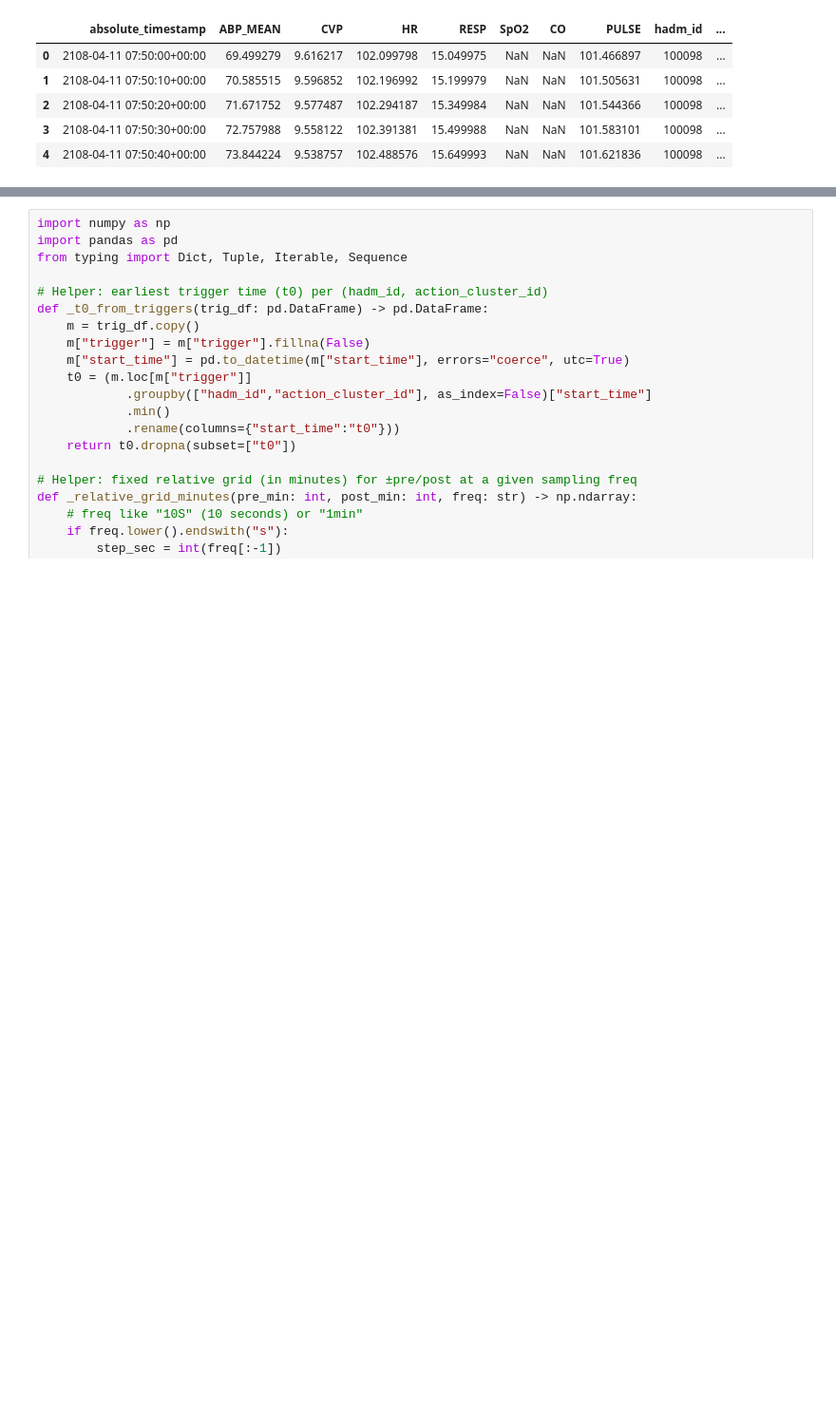
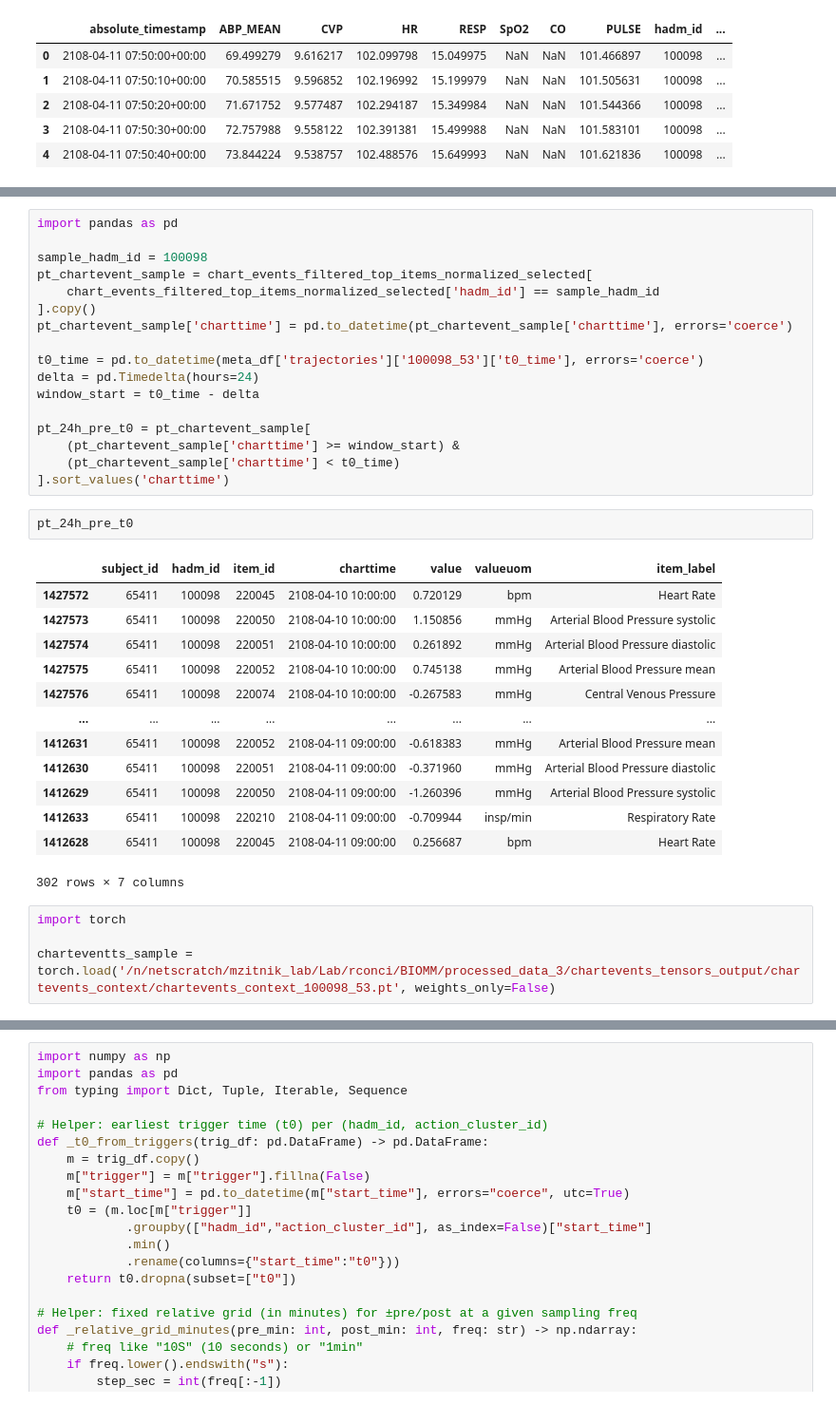
Before and after one commit to rickconci/Counterfactual_ICU, a Jupyter notebook: src_new/notebooks/data_clarification.ipynb, the cells around one changed output, grey strips where cells are left out. Shown at 95% size. Cells and saved outputs as stored; diff of their text form; blank space fills up the shorter version.

```diff
--- a/src_new/notebooks/data_clarification.ipynb
+++ b/src_new/notebooks/data_clarification.ipynb
@@ -2108,0 +2433,37 @@ wf_10s_smoothed_despiked.head()
+# %%
+import pandas as pd
+
+sample_hadm_id = 100098
+pt_chartevent_sample = chart_events_filtered_top_items_normalized_selected[
+    chart_events_filtered_top_items_normalized_selected['hadm_id'] == sample_hadm_id
+].copy()
+pt_chartevent_sample['charttime'] = pd.to_datetime(pt_chartevent_sample['charttime'], errors='coerce')
+
+t0_time = pd.to_datetime(meta_df['trajectories']['100098_53']['t0_time'], errors='coerce')
+delta = pd.Timedelta(hours=24)
+window_start = t0_time - delta
+
+pt_24h_pre_t0 = pt_chartevent_sample[
+    (pt_chartevent_sample['charttime'] >= window_start) &
+    (pt_chartevent_sample['charttime'] < t0_time)
+].sort_values('charttime')
+# %%
+pt_24h_pre_t0
+# %% [output]
+|  | subject_id | hadm_id | item_id | charttime | value | valueuom | item_label |
+| 1427572 | 65411 | 100098 | 220045 | 2108-04-10 10:00:00 | 0.720129 | bpm | Heart Rate |
+| 1427573 | 65411 | 100098 | 220050 | 2108-04-10 10:00:00 | 1.150856 | mmHg | Arterial Blood Pressure systolic |
+| 1427574 | 65411 | 100098 | 220051 | 2108-04-10 10:00:00 | 0.261892 | mmHg | Arterial Blood Pressure diastolic |
+| 1427575 | 65411 | 100098 | 220052 | 2108-04-10 10:00:00 | 0.745138 | mmHg | Arterial Blood Pressure mean |
+| 1427576 | 65411 | 100098 | 220074 | 2108-04-10 10:00:00 | -0.267583 | mmHg | Central Venous Pressure |
+| ... | ... | ... | ... | ... | ... | ... | ... |
+| 1412631 | 65411 | 100098 | 220052 | 2108-04-11 09:00:00 | -0.618383 | mmHg | Arterial Blood Pressure mean |
+| 1412630 | 65411 | 100098 | 220051 | 2108-04-11 09:00:00 | -0.371960 | mmHg | Arterial Blood Pressure diastolic |
+| 1412629 | 65411 | 100098 | 220050 | 2108-04-11 09:00:00 | -1.260396 | mmHg | Arterial Blood Pressure systolic |
+| 1412633 | 65411 | 100098 | 220210 | 2108-04-11 09:00:00 | -0.709944 | insp/min | Respiratory Rate |
+| 1412628 | 65411 | 100098 | 220045 | 2108-04-11 09:00:00 | 0.256687 | bpm | Heart Rate |
+302 rows × 7 columns
+# %%
+import torch
+
+charteventts_sample = torch.load('/n/netscratch/mzitnik_lab/Lab/rconci/BIOMM/processed_data_3/chartevents_tensors_output/chartevents_context/chartevents_context_100098_53.pt', weights_only=False)
```
Also changed, not shown: parts of 45 cells of this notebook, 15 other files.
